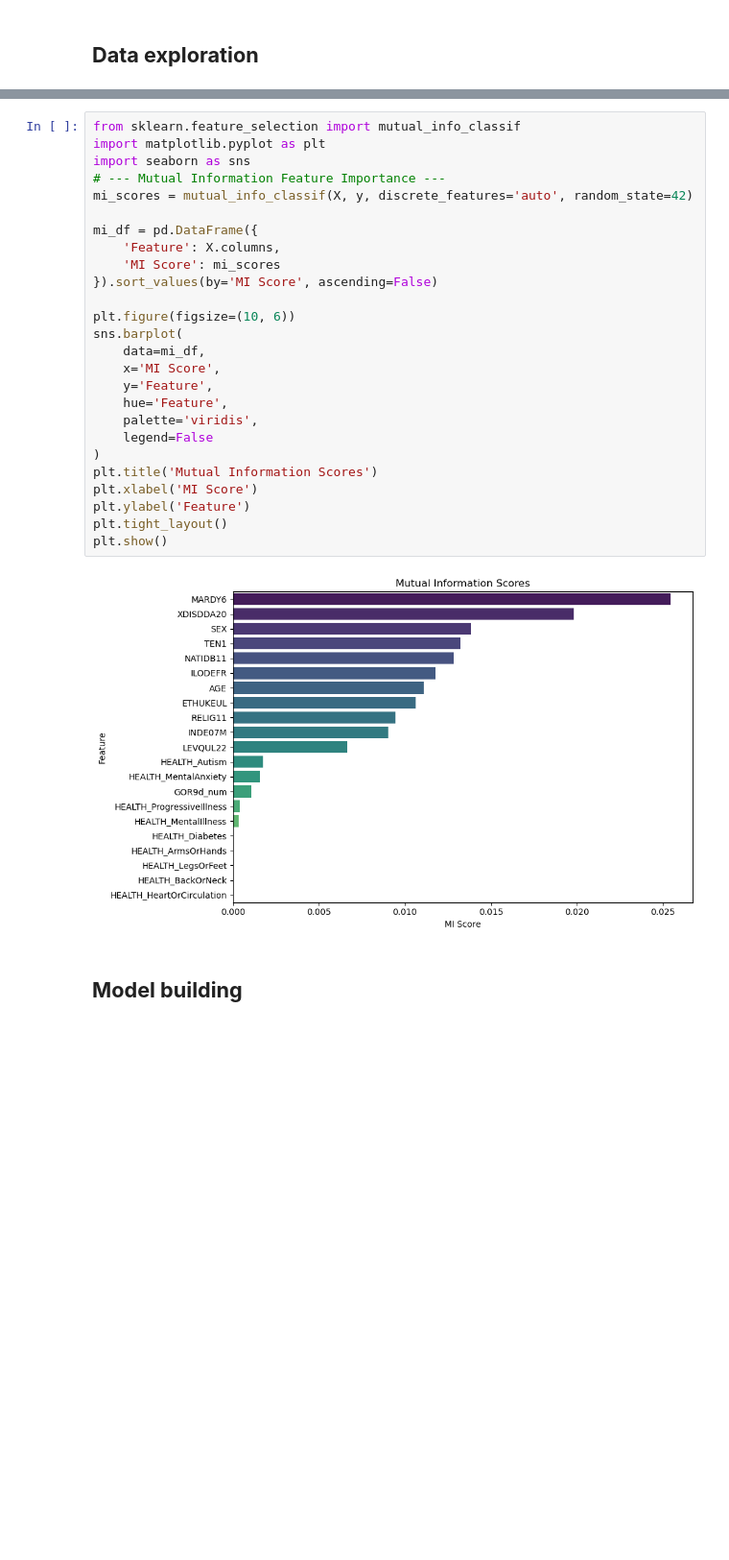
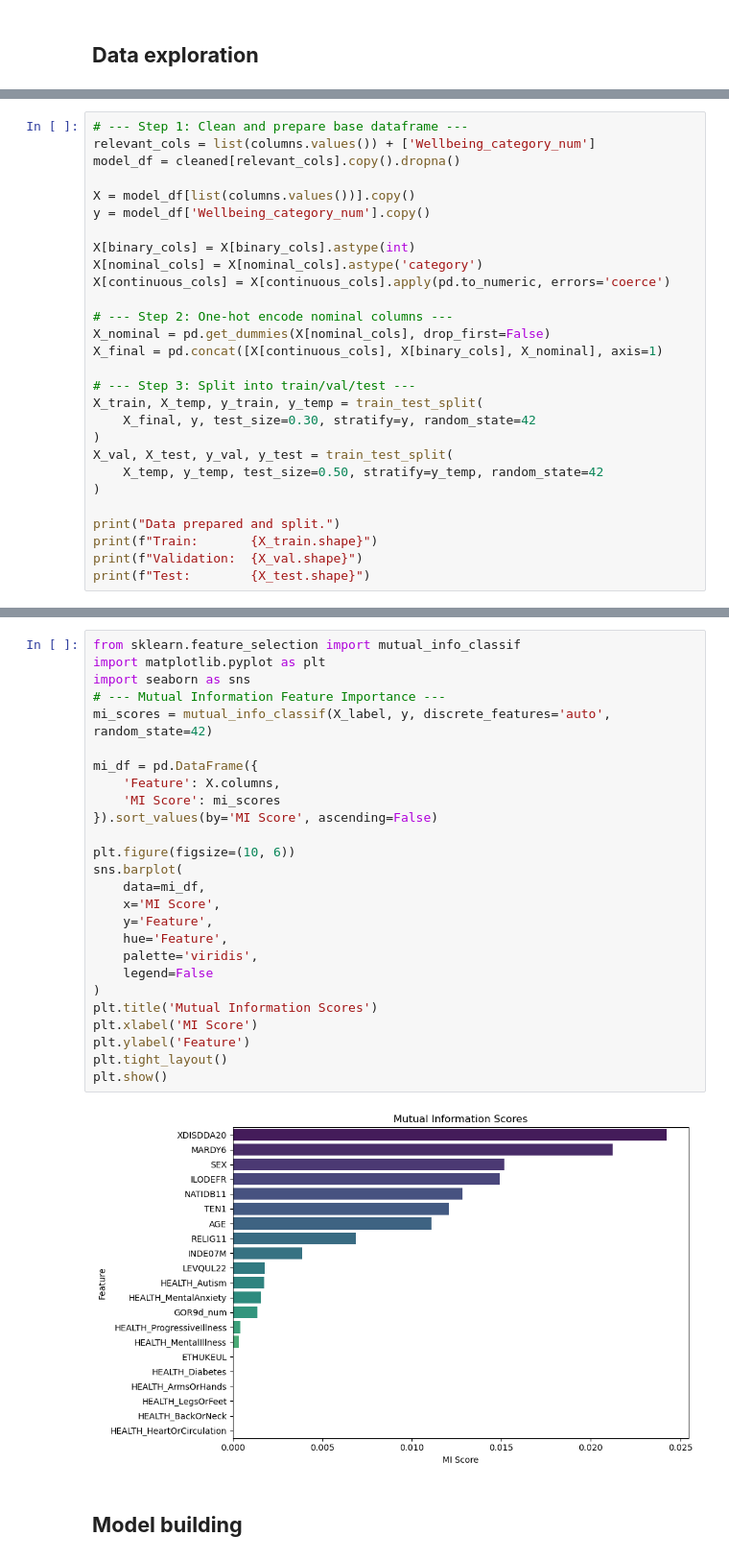
Before and after one commit to maxemporor/MSc-project, a Jupyter notebook: >8.ipynb, the cells around one changed output, grey strips where cells are left out. Shown at 96% size. Cells and saved outputs as stored; diff of their text form; blank space fills up the shorter version.

```diff
--- a/>8.ipynb
+++ b/>8.ipynb
@@ -538,0 +418,28 @@ Name: count, dtype: int64
+# %%
+# --- Step 1: Clean and prepare base dataframe ---
+relevant_cols = list(columns.values()) + ['Wellbeing_category_num']
+model_df = cleaned[relevant_cols].copy().dropna()
+
+X = model_df[list(columns.values())].copy()
+y = model_df['Wellbeing_category_num'].copy()
+
+X[binary_cols] = X[binary_cols].astype(int)
+X[nominal_cols] = X[nominal_cols].astype('category')
+X[continuous_cols] = X[continuous_cols].apply(pd.to_numeric, errors='coerce')
+
+# --- Step 2: One-hot encode nominal columns ---
+X_nominal = pd.get_dummies(X[nominal_cols], drop_first=False)
+X_final = pd.concat([X[continuous_cols], X[binary_cols], X_nominal], axis=1)
+
+# --- Step 3: Split into train/val/test ---
+X_train, X_temp, y_train, y_temp = train_test_split(
+    X_final, y, test_size=0.30, stratify=y, random_state=42
+)
+X_val, X_test, y_val, y_test = train_test_split(
+    X_temp, y_temp, test_size=0.50, stratify=y_temp, random_state=42
+)
+
+print("Data prepared and split.")
+print(f"Train:       {X_train.shape}")
+print(f"Validation:  {X_val.shape}")
+print(f"Test:        {X_test.shape}")
@@ -539,30 +577,30 @@ Name: count, dtype: int64
 # %%
 from sklearn.feature_selection import mutual_info_classif
 import matplotlib.pyplot as plt
 import seaborn as sns
 # --- Mutual Information Feature Importance ---
-mi_scores = mutual_info_classif(X, y, discrete_features='auto', random_state=42)
+mi_scores = mutual_info_classif(X_label, y, discrete_features='auto', random_state=42)
 
 mi_df = pd.DataFrame({
     'Feature': X.columns,
     'MI Score': mi_scores
 }).sort_values(by='MI Score', ascending=False)
 
 plt.figure(figsize=(10, 6))
 sns.barplot(
     data=mi_df,
     x='MI Score',
     y='Feature',
     hue='Feature',
     palette='viridis',
     legend=False
 )
 plt.title('Mutual Information Scores')
 plt.xlabel('MI Score')
 plt.ylabel('Feature')
 plt.tight_layout()
 plt.show()
 # %% [output]
-[figure, old version]
+[figure, new version]
 # %% [markdown]
 ## **Model building**
```
Also changed, not shown: parts of 14 cells of this notebook.
